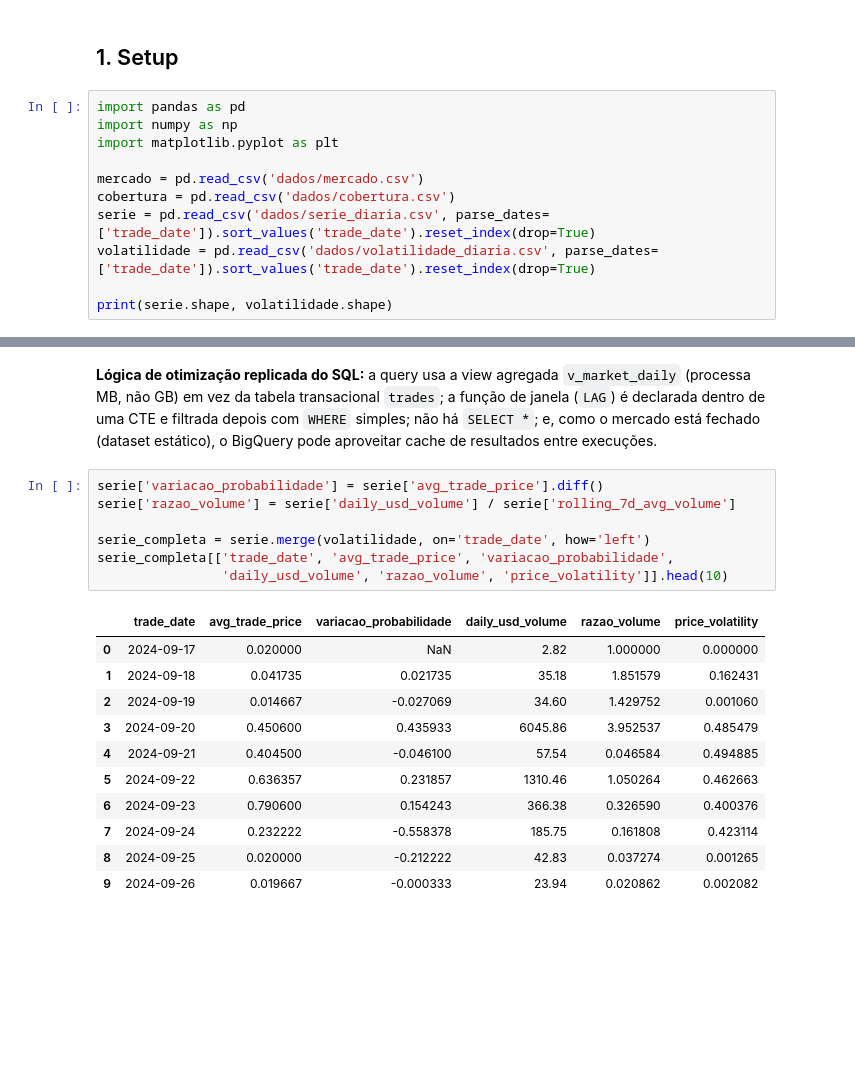
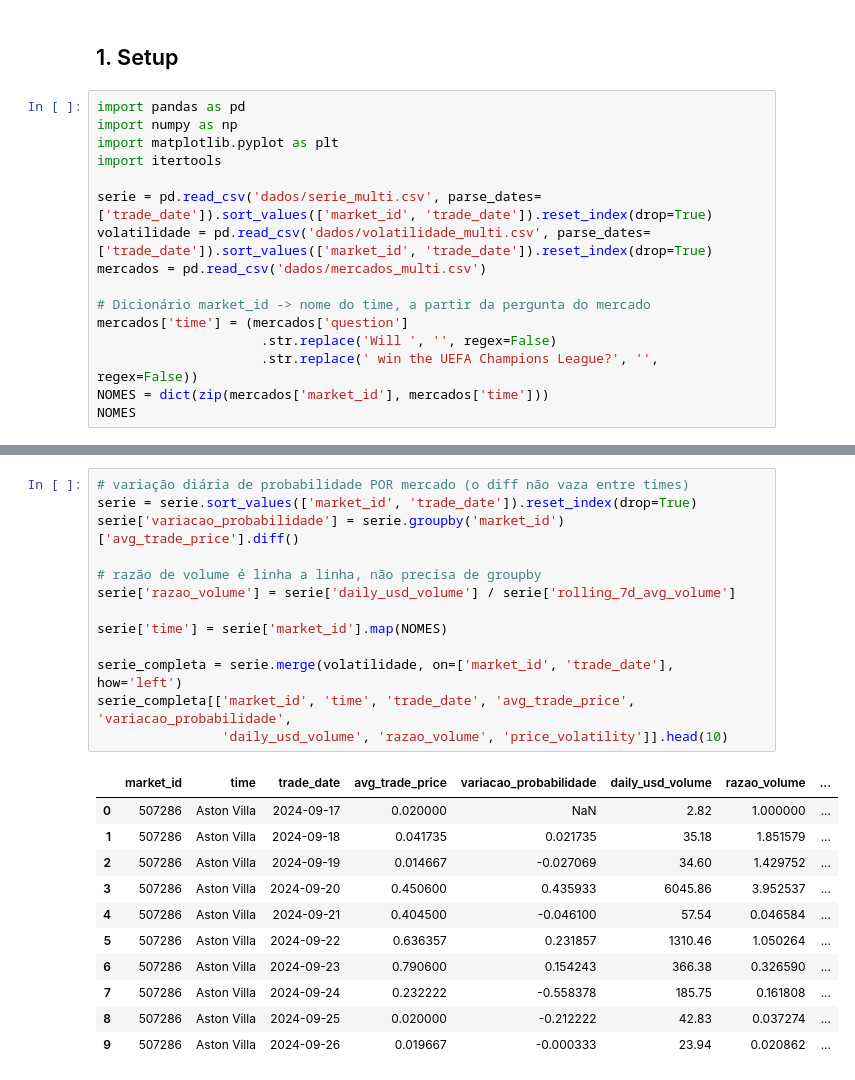
Before and after one commit to UFRJ-Analytica/ufrj-analytica-training, a Jupyter notebook: entregaveis/banco_de_dados_2/isaac-vianna/relatorio.ipynb, the cells around one changed output, grey strips where cells are left out. Drawn from its saved outputs; the diff is of its cells as text; blank space fills up the shorter version.

```diff
--- a/entregaveis/banco_de_dados_2/isaac-vianna/relatorio.ipynb
+++ b/entregaveis/banco_de_dados_2/isaac-vianna/relatorio.ipynb
@@ -15,11 +21,16 @@
 import pandas as pd
 import numpy as np
 import matplotlib.pyplot as plt
+import itertools
 
-mercado = pd.read_csv('dados/mercado.csv')
-cobertura = pd.read_csv('dados/cobertura.csv')
-serie = pd.read_csv('dados/serie_diaria.csv', parse_dates=['trade_date']).sort_values('trade_date').reset_index(drop=True)
-volatilidade = pd.read_csv('dados/volatilidade_diaria.csv', parse_dates=['trade_date']).sort_values('trade_date').reset_index(drop=True)
+serie = pd.read_csv('dados/serie_multi.csv', parse_dates=['trade_date']).sort_values(['market_id', 'trade_date']).reset_index(drop=True)
+volatilidade = pd.read_csv('dados/volatilidade_multi.csv', parse_dates=['trade_date']).sort_values(['market_id', 'trade_date']).reset_index(drop=True)
+mercados = pd.read_csv('dados/mercados_multi.csv')
 
-print(serie.shape, volatilidade.shape)
+# Dicionário market_id -> nome do time, a partir da pergunta do mercado
+mercados['time'] = (mercados['question']
+                     .str.replace('Will ', '', regex=False)
+                     .str.replace(' win the UEFA Champions League?', '', regex=False))
+NOMES = dict(zip(mercados['market_id'], mercados['time']))
+NOMES
 # %% [output]
@@ -108,22 +125,26 @@ ORDER BY trade_date;
-# %% [markdown]
-**Lógica de otimização replicada do SQL:** a query usa a view agregada `v_market_daily` (processa MB, não GB) em vez da tabela transacional `trades`; a função de janela (`LAG`) é declarada dentro de uma CTE e filtrada depois com `WHERE` simples; não há `SELECT *`; e, como o mercado está fechado (dataset estático), o BigQuery pode aproveitar cache de resultados entre execuções.
 # %%
-serie['variacao_probabilidade'] = serie['avg_trade_price'].diff()
+# variação diária de probabilidade POR mercado (o diff não vaza entre times)
+serie = serie.sort_values(['market_id', 'trade_date']).reset_index(drop=True)
+serie['variacao_probabilidade'] = serie.groupby('market_id')['avg_trade_price'].diff()
+
+# razão de volume é linha a linha, não precisa de groupby
 serie['razao_volume'] = serie['daily_usd_volume'] / serie['rolling_7d_avg_volume']
 
-serie_completa = serie.merge(volatilidade, on='trade_date', how='left')
-serie_completa[['trade_date', 'avg_trade_price', 'variacao_probabilidade',
+serie['time'] = serie['market_id'].map(NOMES)
+
+serie_completa = serie.merge(volatilidade, on=['market_id', 'trade_date'], how='left')
+serie_completa[['market_id', 'time', 'trade_date', 'avg_trade_price', 'variacao_probabilidade',
                 'daily_usd_volume', 'razao_volume', 'price_volatility']].head(10)
 # %% [output]
-|  | trade_date | avg_trade_price | variacao_probabilidade | daily_usd_volume | razao_volume | price_volatility |
-| 0 | 2024-09-17 | 0.020000 | NaN | 2.82 | 1.000000 | 0.000000 |
-| 1 | 2024-09-18 | 0.041735 | 0.021735 | 35.18 | 1.851579 | 0.162431 |
-| 2 | 2024-09-19 | 0.014667 | -0.027069 | 34.60 | 1.429752 | 0.001060 |
-| 3 | 2024-09-20 | 0.450600 | 0.435933 | 6045.86 | 3.952537 | 0.485479 |
-| 4 | 2024-09-21 | 0.404500 | -0.046100 | 57.54 | 0.046584 | 0.494885 |
-| 5 | 2024-09-22 | 0.636357 | 0.231857 | 1310.46 | 1.050264 | 0.462663 |
-| 6 | 2024-09-23 | 0.790600 | 0.154243 | 366.38 | 0.326590 | 0.400376 |
-| 7 | 2024-09-24 | 0.232222 | -0.558378 | 185.75 | 0.161808 | 0.423114 |
-| 8 | 2024-09-25 | 0.020000 | -0.212222 | 42.83 | 0.037274 | 0.001265 |
-| 9 | 2024-09-26 | 0.019667 | -0.000333 | 23.94 | 0.020862 | 0.002082 |
+|  | market_id | time | trade_date | avg_trade_price | variacao_probabilidade | daily_usd_volume | razao_volume | ... |
+| 0 | 507286 | Aston Villa | 2024-09-17 | 0.020000 | NaN | 2.82 | 1.000000 | ... |
+| 1 | 507286 | Aston Villa | 2024-09-18 | 0.041735 | 0.021735 | 35.18 | 1.851579 | ... |
+| 2 | 507286 | Aston Villa | 2024-09-19 | 0.014667 | -0.027069 | 34.60 | 1.429752 | ... |
+| 3 | 507286 | Aston Villa | 2024-09-20 | 0.450600 | 0.435933 | 6045.86 | 3.952537 | ... |
+| 4 | 507286 | Aston Villa | 2024-09-21 | 0.404500 | -0.046100 | 57.54 | 0.046584 | ... |
+| 5 | 507286 | Aston Villa | 2024-09-22 | 0.636357 | 0.231857 | 1310.46 | 1.050264 | ... |
+| 6 | 507286 | Aston Villa | 2024-09-23 | 0.790600 | 0.154243 | 366.38 | 0.326590 | ... |
+| 7 | 507286 | Aston Villa | 2024-09-24 | 0.232222 | -0.558378 | 185.75 | 0.161808 | ... |
+| 8 | 507286 | Aston Villa | 2024-09-25 | 0.020000 | -0.212222 | 42.83 | 0.037274 | ... |
+| 9 | 507286 | Aston Villa | 2024-09-26 | 0.019667 | -0.000333 | 23.94 | 0.020862 | ... |
 # %% [markdown]
```
Also changed, not shown: parts of 45 cells of this notebook, 10 other files.
